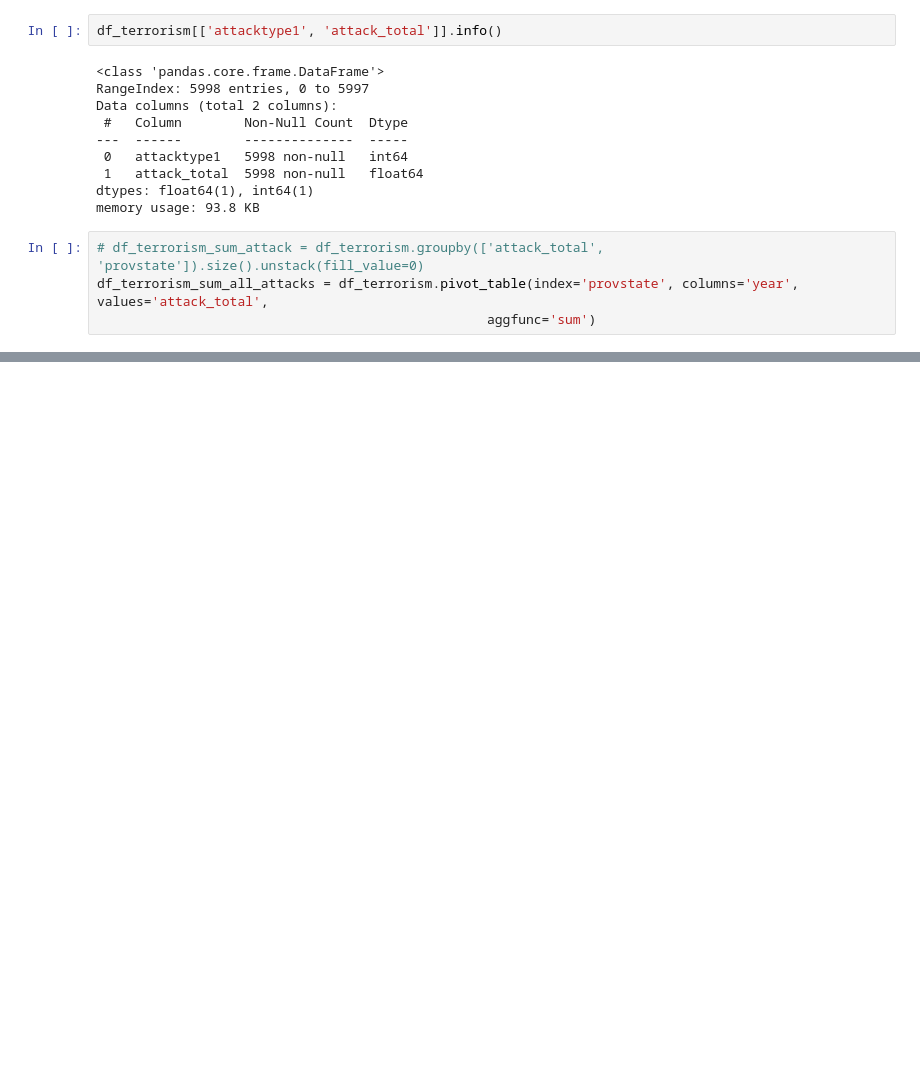
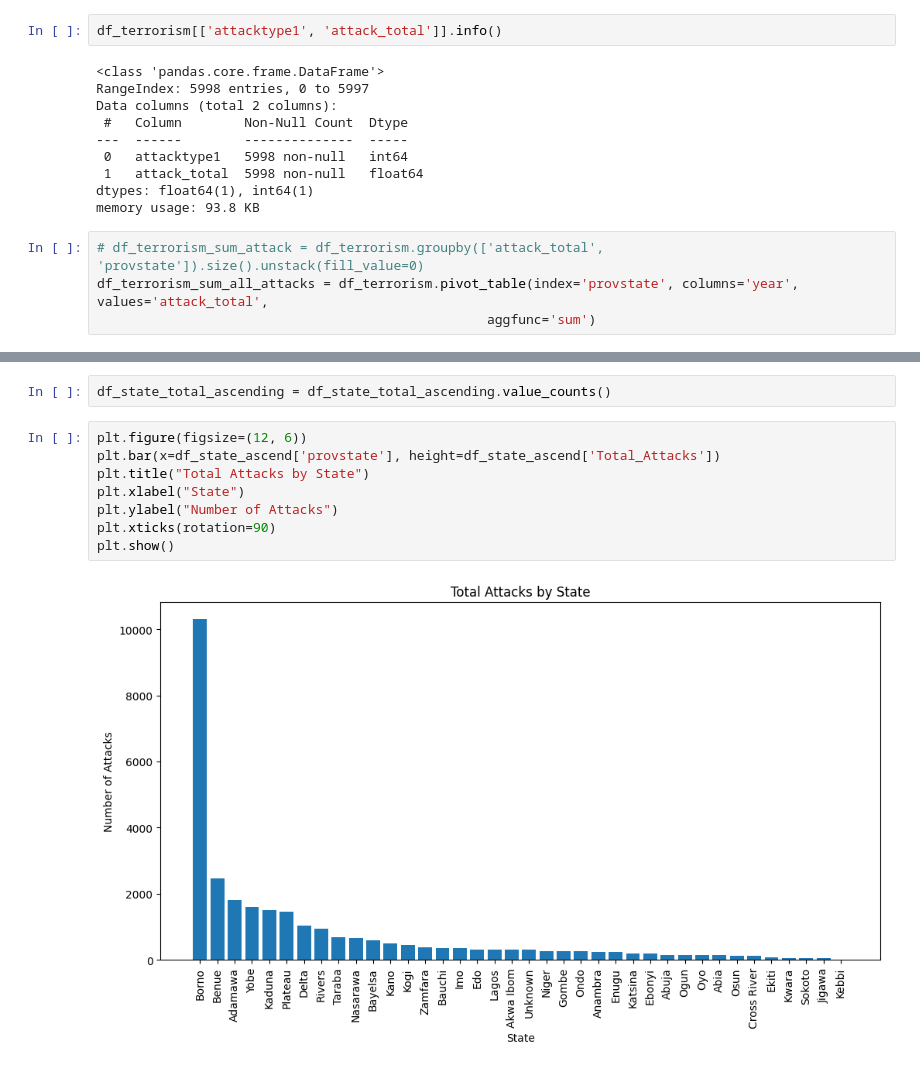
Before and after one commit to danishmeh/Project, a Jupyter notebook: omdena/3rd/terrorism.ipynb, the cells around one changed output, grey strips where cells are left out. Cells and saved outputs as stored; diff of their text form; blank space fills up the shorter version.

```diff
--- a/omdena/3rd/terrorism.ipynb
+++ b/omdena/3rd/terrorism.ipynb
@@ -503,0 +479,12 @@ df_terrorism_sum_all_attacks.fillna(0)
+# %%
+df_state_total_ascending = df_state_total_ascending.value_counts()
+# %%
+plt.figure(figsize=(12, 6))
+plt.bar(x=df_state_ascend['provstate'], height=df_state_ascend['Total_Attacks'])
+plt.title("Total Attacks by State")
+plt.xlabel("State")
+plt.ylabel("Number of Attacks")
+plt.xticks(rotation=90)
+plt.show()
+# %% [output]
+[figure, added]
```
Also changed, not shown: parts of 15 cells of this notebook.
